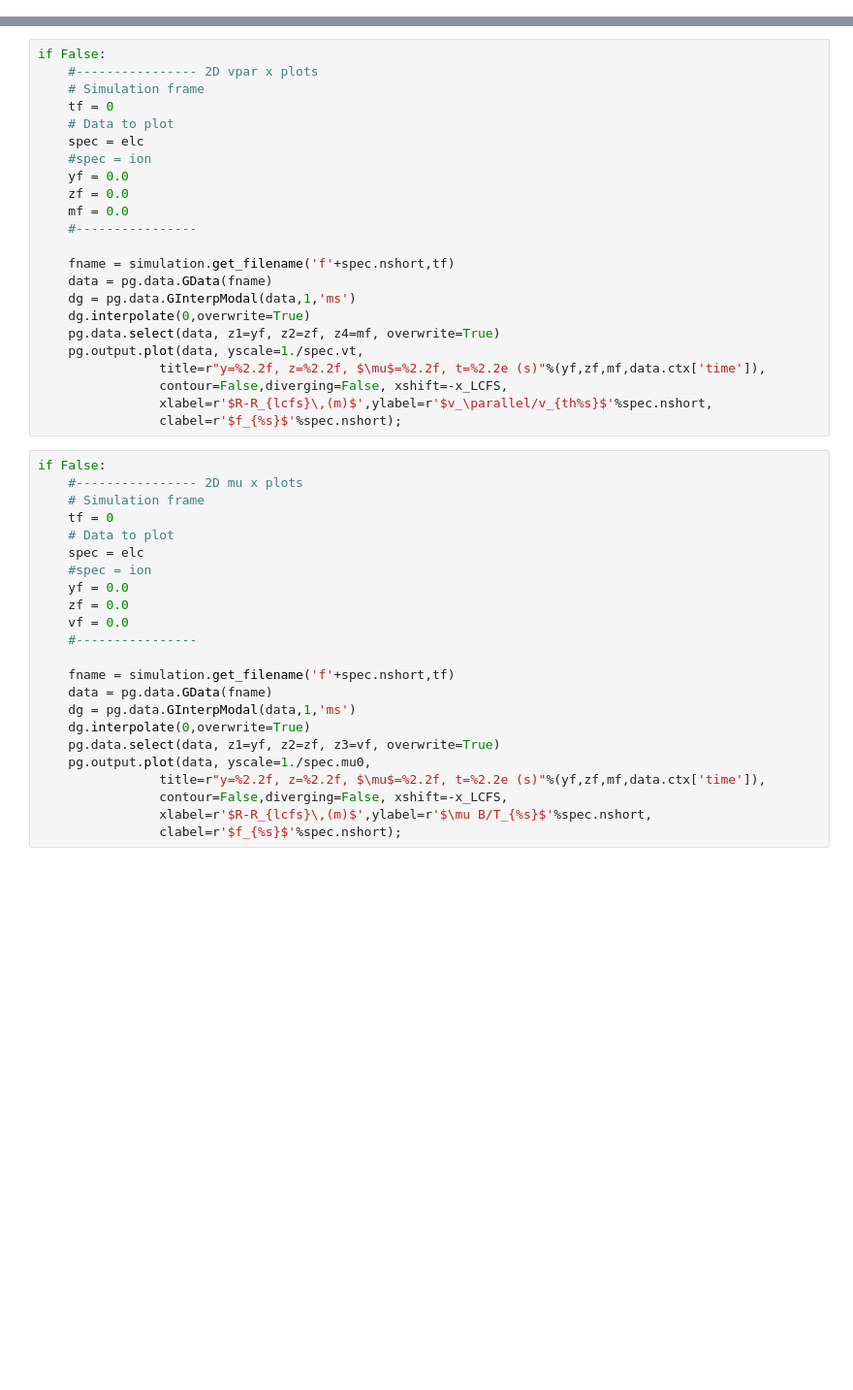
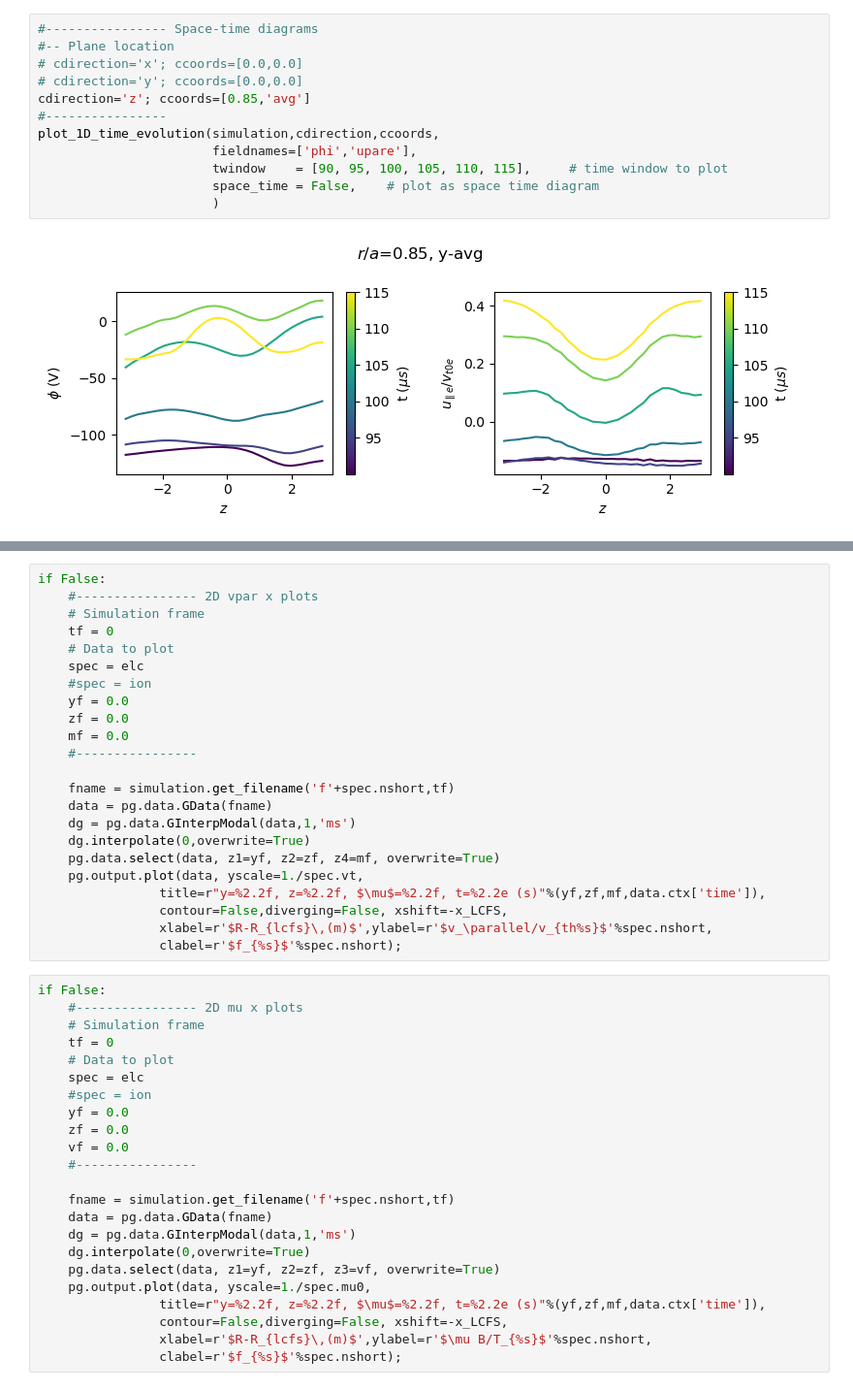
Before and after one commit to Antoinehoff/personal_gkyl_scripts, a Jupyter notebook: example.ipynb, the cells around one changed output, grey strips where cells are left out. Shown at 97% size. Drawn from its saved outputs; the diff is of its cells as text; blank space fills up the shorter version.

```diff
--- a/example.ipynb
+++ b/example.ipynb
@@ -90,3 +94,17 @@ plot_1D(simulation,cdirection,ccoords,
+# %%
+#---------------- Space-time diagrams
+#-- Plane location
+# cdirection='x'; ccoords=[0.0,0.0]
+# cdirection='y'; ccoords=[0.0,0.0]
+cdirection='z'; ccoords=[0.85,'avg']
+#----------------
+plot_1D_time_evolution(simulation,cdirection,ccoords,
+                       fieldnames=['phi','upare'],
+                       twindow    = [90, 95, 100, 105, 110, 115],     # time window to plot
+                       space_time = False,    # plot as space time diagram
+                       )
+# %% [output]
+[figure, added]
 # %%
 #---------------- Space-time diagrams
 #-- Plane location
```
Also changed, not shown: parts of 8 cells of this notebook, 1 other file.
